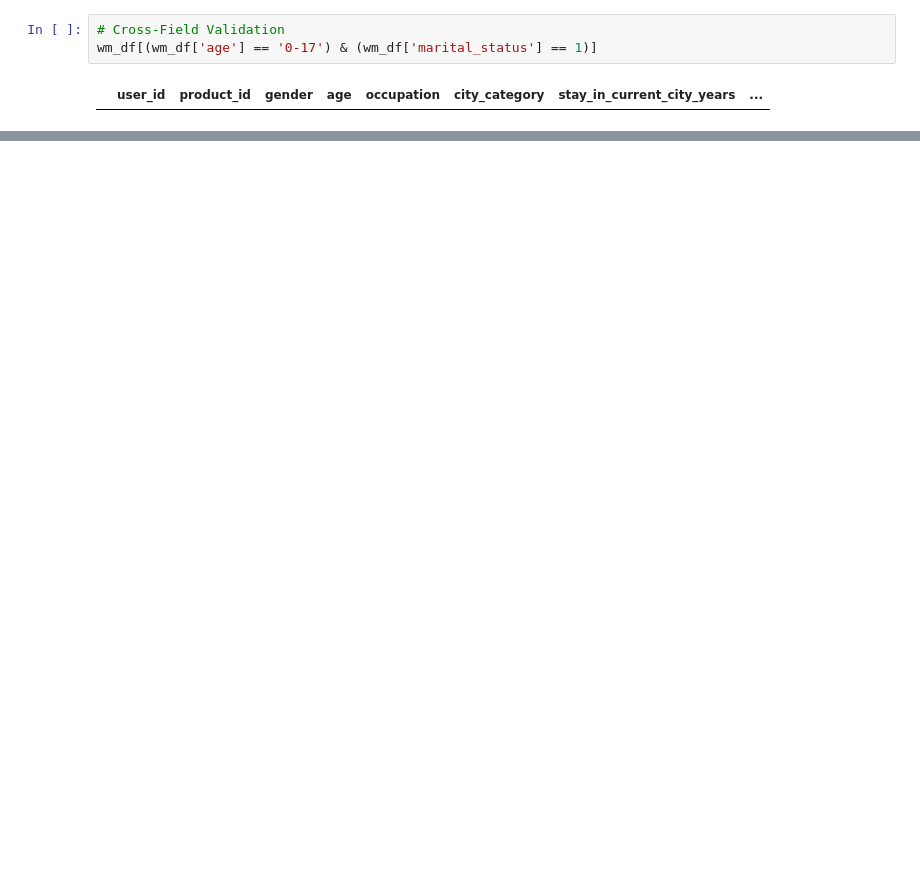
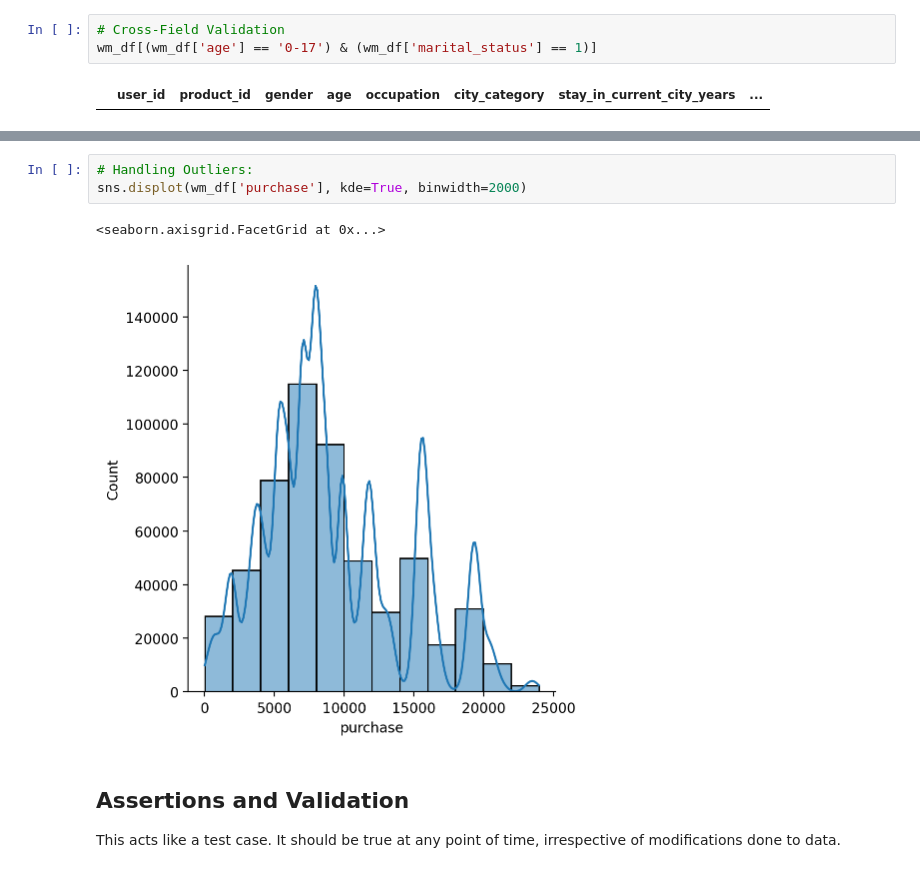
Before and after one commit to jyothisable/Walmart-EDA, a Jupyter notebook: walmart.ipynb, the cells around one changed output, grey strips where cells are left out. Saved outputs shown, nothing was run; the diff lists cells and outputs as text; blank space fills up the shorter version.

Commit message:
Data Quality and Cleansing done

```diff
--- a/walmart.ipynb
+++ b/walmart.ipynb
@@ -394,3 +359,12 @@ print(wm_df['product_id'].nunique())
+# %%
+# Handling Outliers:
+sns.displot(wm_df['purchase'], kde=True, binwidth=2000)
+# %% [output]
+<seaborn.axisgrid.FacetGrid at 0x...>
+[figure, added]
+# %% [markdown]
+## Assertions and Validation
+This acts like a test case. It should be true at any point of time, irrespective of modifications done to data.
 # %%
 # Uniformity Constraint assertions
 assert wm_df['product_id'].str.startswith('P').all() == True
```
Also changed, not shown: parts of 10 cells of this notebook.
